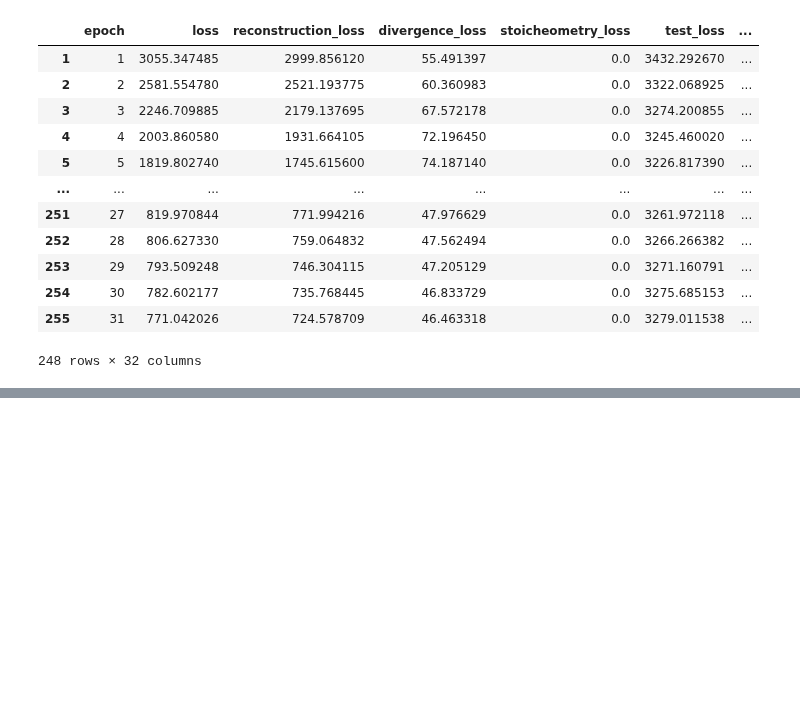
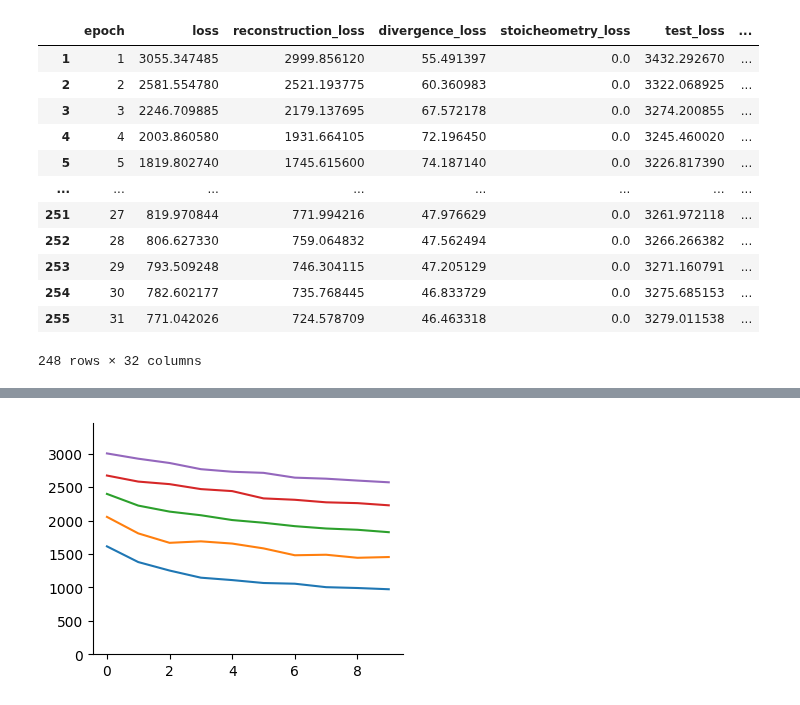
Before and after one commit to cjmerzbacher/met2vec, a Jupyter notebook: Final Plots/Generalization/N5000/rep/rep.ipynb, the cells around one changed output, grey strips where cells are left out. Drawn from its saved outputs; the diff is of its cells as text; code cells hidden in the pictures; blank space fills up the shorter version.

```diff
--- a/Final Plots/Generalization/N5000/rep/rep.ipynb
+++ b/Final Plots/Generalization/N5000/rep/rep.ipynb
@@ -94,0 +117,16 @@ fig.savefig("./test_losses.png", dpi=400)
+# %%
+fig, ax = plt.subplots(1,1, figsize=(4,3))
+
+for kdf, k in zip(
+        [k100_df, k250_df, k500_df, k1000_df, k2500_df],
+        [100, 250, 500, 1000, 2500]
+    ):
+
+    ax.plot(kdf['run'].unique(), kdf.groupby('run')['test_loss'].min(), label=k)
+    ax.set_ylim([0, max_loss])
+
+ax.spines[["right", "top"]].set_visible(False)
+
+fig.savefig("min_test_loss.png", dpi=600)
+# %% [output]
+[figure, added]
```
Also changed, not shown: parts of 3 cells of this notebook, 26 other files.
